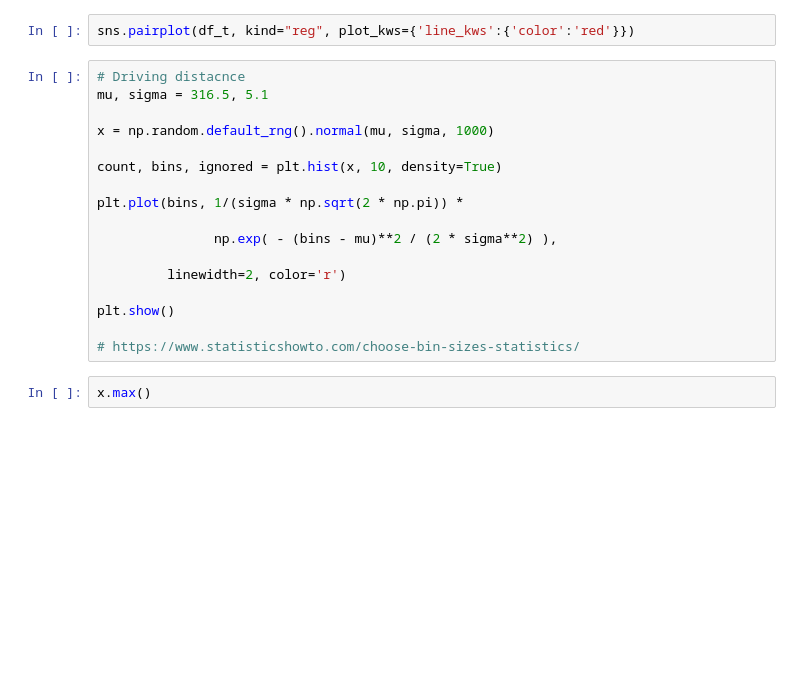
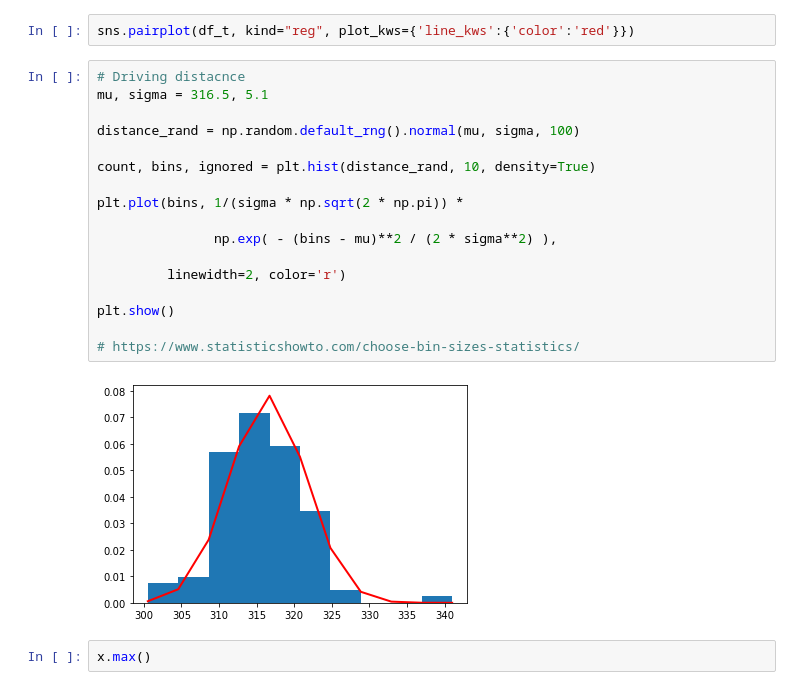
Before and after one commit to AndyWalker81/ProgrammingForDataAnalysis_Project, a Jupyter notebook: Programming_Project.ipynb, the cells around one changed output. Cells and saved outputs as stored; diff of their text form; blank space fills up the shorter version.

```diff
--- a/Programming_Project.ipynb
+++ b/Programming_Project.ipynb
@@ -419,20 +425,22 @@ sns.pairplot(df_t, kind="reg", plot_kws={'line_kws':{'color':'red'}})
 # %%
 # Driving distacnce
 mu, sigma = 316.5, 5.1
 
-x = np.random.default_rng().normal(mu, sigma, 1000)
+distance_rand = np.random.default_rng().normal(mu, sigma, 100)
 
-count, bins, ignored = plt.hist(x, 10, density=True)
+count, bins, ignored = plt.hist(distance_rand, 10, density=True)
 
 plt.plot(bins, 1/(sigma * np.sqrt(2 * np.pi)) *
 
                np.exp( - (bins - mu)**2 / (2 * sigma**2) ),
 
          linewidth=2, color='r')
 
 plt.show()
 
 # https://www.statisticshowto.com/choose-bin-sizes-statistics/
+# %% [output]
+[figure, added]
 # %%
 x.max()
 # %%
```
Also changed, not shown: parts of 22 cells of this notebook.
